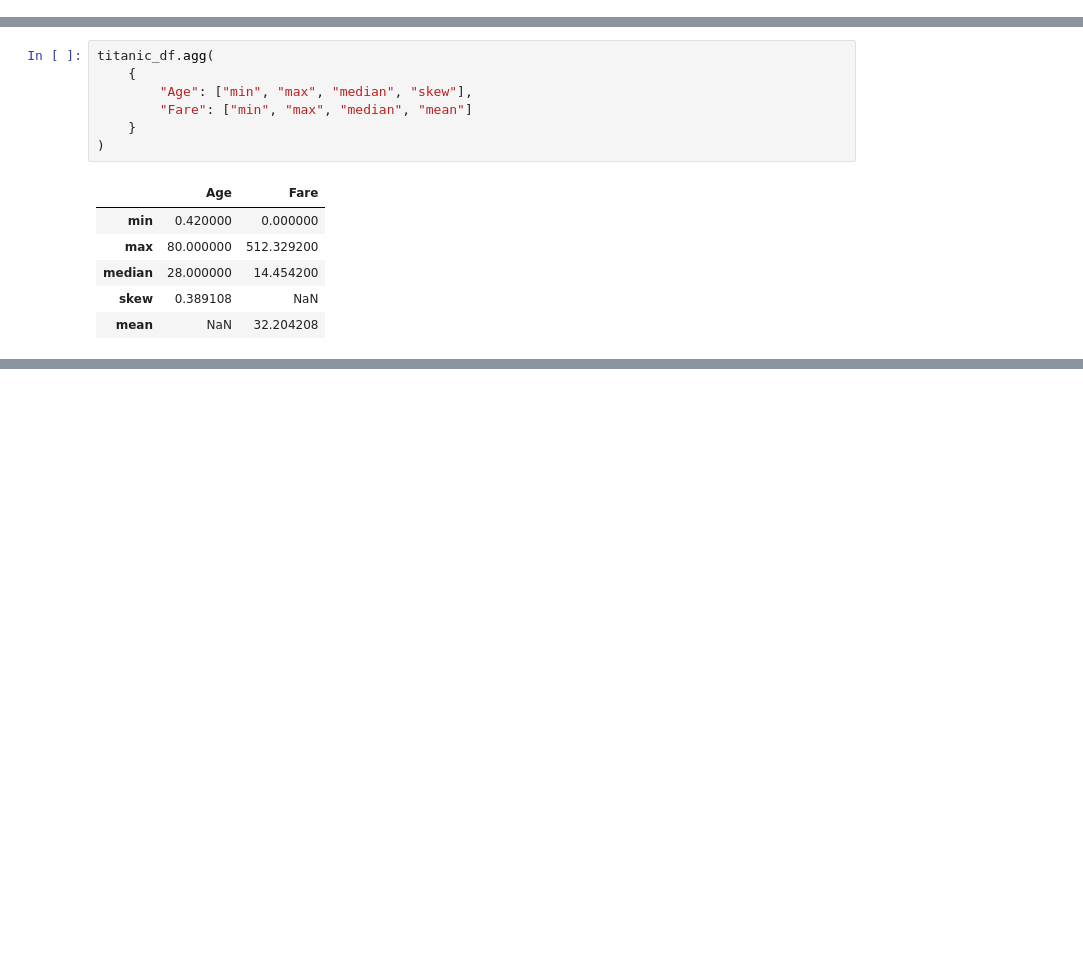
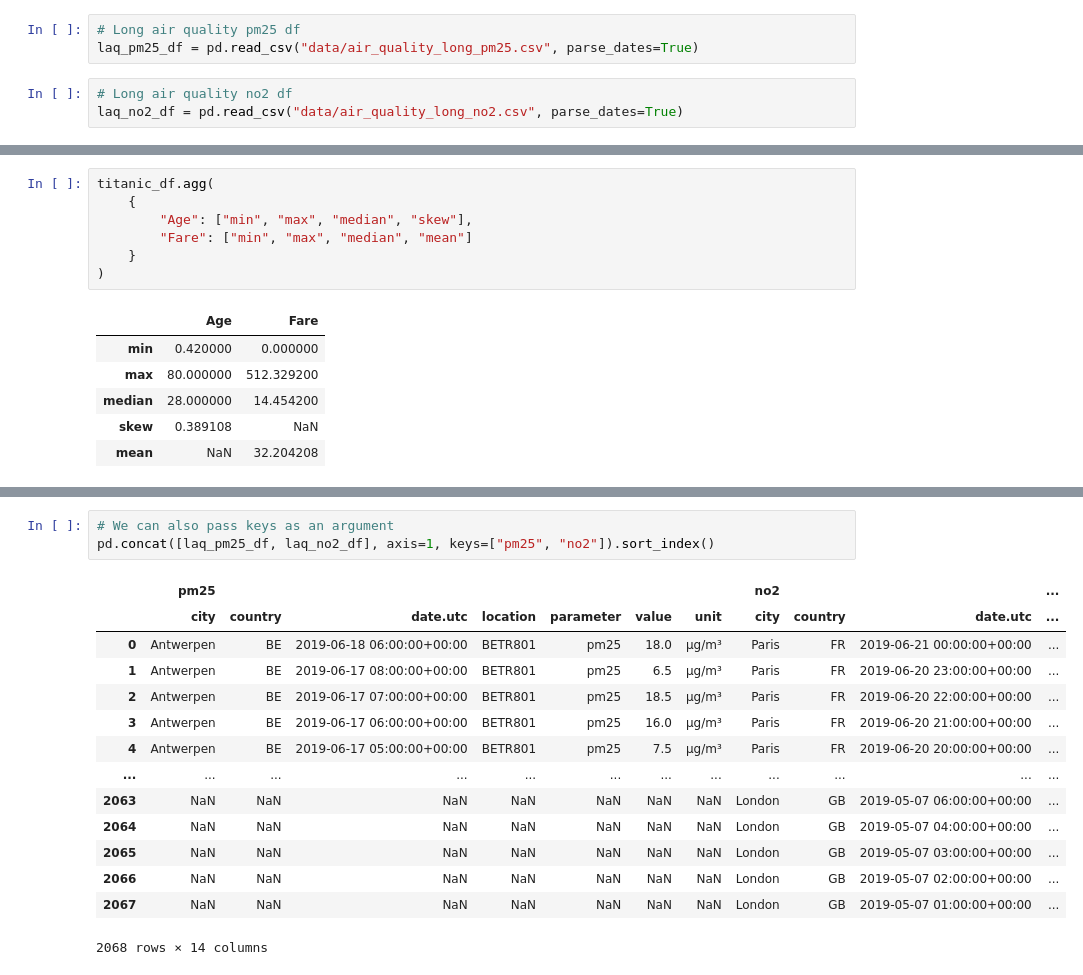
Before and after one commit to GaahDias/pandas-notebook, a Jupyter notebook: notebook.ipynb, the cells around one changed output, grey strips where cells are left out. Saved outputs shown, nothing was run; the diff lists cells and outputs as text; blank space fills up the shorter version.

```diff
--- a/notebook.ipynb
+++ b/notebook.ipynb
@@ -44,0 +57,6 @@ no2_df = pd.read_csv("data/air_quality_no2.csv", index_col=0, parse_dates=True)
+# %%
+# Long air quality pm25 df
+laq_pm25_df = pd.read_csv("data/air_quality_long_pm25.csv", parse_dates=True)
+# %%
+# Long air quality no2 df
+laq_no2_df = pd.read_csv("data/air_quality_long_no2.csv", parse_dates=True)
@@ -579,0 +884,18 @@ titanic_df.agg(
+# %%
+# We can also pass keys as an argument
+pd.concat([laq_pm25_df, laq_no2_df], axis=1, keys=["pm25", "no2"]).sort_index()
+# %% [output]
+|  | pm25 |  |  |  |  |  |  | no2 |  |  | ... |
+|  | city | country | date.utc | location | parameter | value | unit | city | country | date.utc | ... |
+| 0 | Antwerpen | BE | 2019-06-18 06:00:00+00:00 | BETR801 | pm25 | 18.0 | µg/m³ | Paris | FR | 2019-06-21 00:00:00+00:00 | ... |
+| 1 | Antwerpen | BE | 2019-06-17 08:00:00+00:00 | BETR801 | pm25 | 6.5 | µg/m³ | Paris | FR | 2019-06-20 23:00:00+00:00 | ... |
+| 2 | Antwerpen | BE | 2019-06-17 07:00:00+00:00 | BETR801 | pm25 | 18.5 | µg/m³ | Paris | FR | 2019-06-20 22:00:00+00:00 | ... |
+| 3 | Antwerpen | BE | 2019-06-17 06:00:00+00:00 | BETR801 | pm25 | 16.0 | µg/m³ | Paris | FR | 2019-06-20 21:00:00+00:00 | ... |
+| 4 | Antwerpen | BE | 2019-06-17 05:00:00+00:00 | BETR801 | pm25 | 7.5 | µg/m³ | Paris | FR | 2019-06-20 20:00:00+00:00 | ... |
+| ... | ... | ... | ... | ... | ... | ... | ... | ... | ... | ... | ... |
+| 2063 | NaN | NaN | NaN | NaN | NaN | NaN | NaN | London | GB | 2019-05-07 06:00:00+00:00 | ... |
+| 2064 | NaN | NaN | NaN | NaN | NaN | NaN | NaN | London | GB | 2019-05-07 04:00:00+00:00 | ... |
+| 2065 | NaN | NaN | NaN | NaN | NaN | NaN | NaN | London | GB | 2019-05-07 03:00:00+00:00 | ... |
+| 2066 | NaN | NaN | NaN | NaN | NaN | NaN | NaN | London | GB | 2019-05-07 02:00:00+00:00 | ... |
+| 2067 | NaN | NaN | NaN | NaN | NaN | NaN | NaN | London | GB | 2019-05-07 01:00:00+00:00 | ... |
+2068 rows × 14 columns
```
Also changed, not shown: parts of 43 cells of this notebook, 7 other files.
